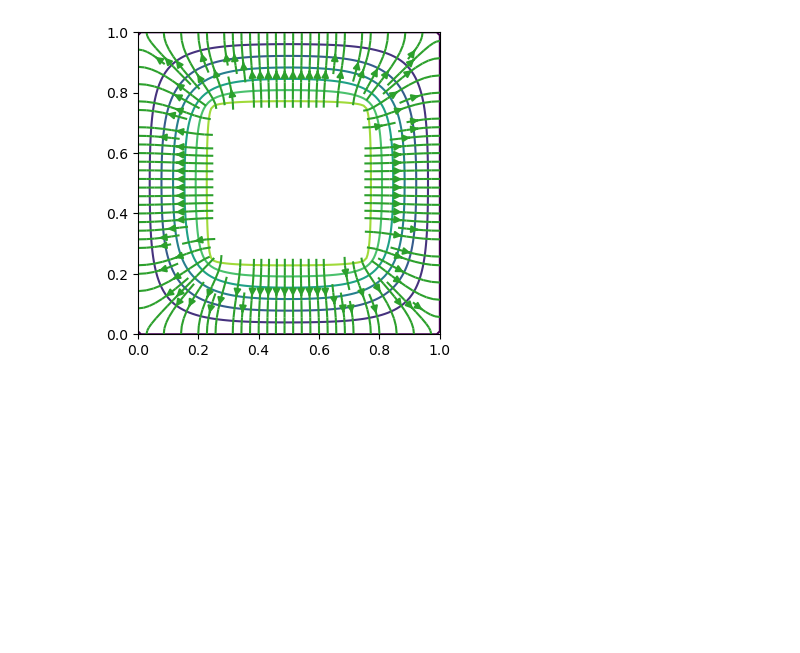
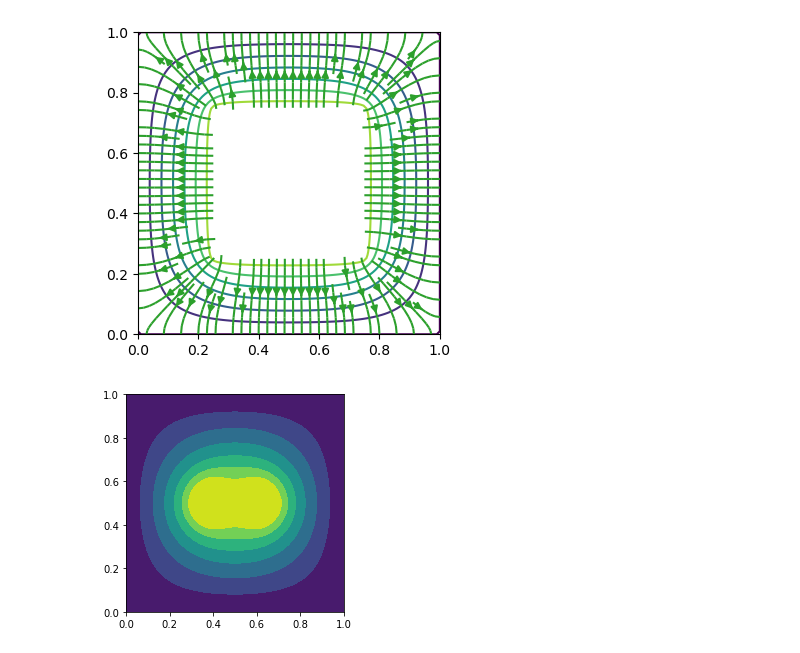
Before and after one commit to richmf/FisComp_borrador, a Jupyter notebook: Metodo de Jacobi.ipynb, the cells around one changed output. Drawn from its saved outputs; the diff is of its cells as text; code cells hidden in the pictures; blank space fills up the shorter version.

```diff
--- a/Metodo de Jacobi.ipynb
+++ b/Metodo de Jacobi.ipynb
@@ -50,3 +50,29 @@ gca().set_aspect('equal')
 show()
 # %% [output]
 [figure]
+# %%
+def malla_de_mastercard(x,y,xc,yc,r,V0=1):
+    # x,y son las coordenadas donde quiero encontrar la solucion
+    # xc,yc son las coordenadas donde el potencial es constante
+    Nx, Ny = len(x),len(y)
+    Mat = zeros( (Nx,Ny) )
+    for i in range(Nx):
+        for j in range(Ny):
+            circ1 = sqrt( (x[i]-xc[0])**2 + (y[j]-yc[0])**2 )
+            circ2 = sqrt( (x[i]-xc[1])**2 + (y[j]-yc[1])**2 )
+            if circ1 < r or circ2 < r:
+                Mat[j,i] = V0
+    return Mat
+# %%
+x , y = linspace(0,1,100) , linspace(0,1,100)
+xc , yc , r = [0.4,0.6] , [0.5,0.5] , 0.1
+Mat_V = malla_de_mastercard(x,y,xc,yc,r)
+for i in range(1500):
+    Mat_V = relax(Mat_V)
+# %%
+X,Y = meshgrid(x,y)
+contourf(X,Y,Mat_V)
+gca().set_aspect('equal')
+show()
+# %% [output]
+[figure, added]
```
